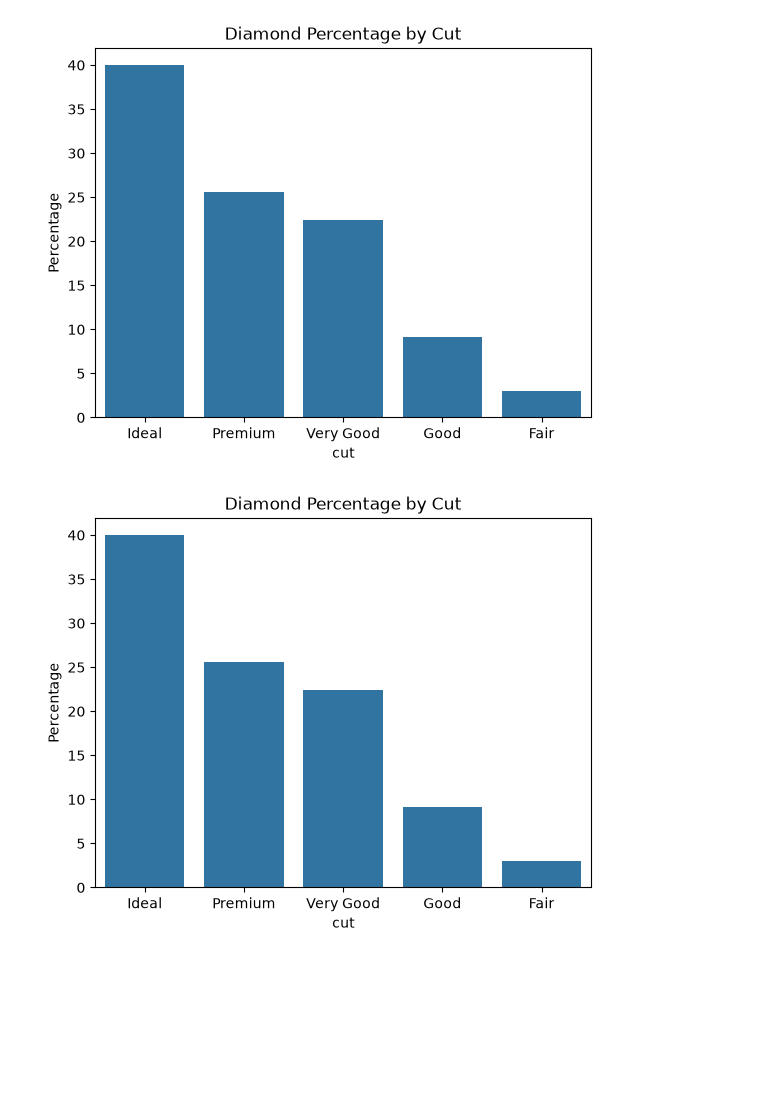
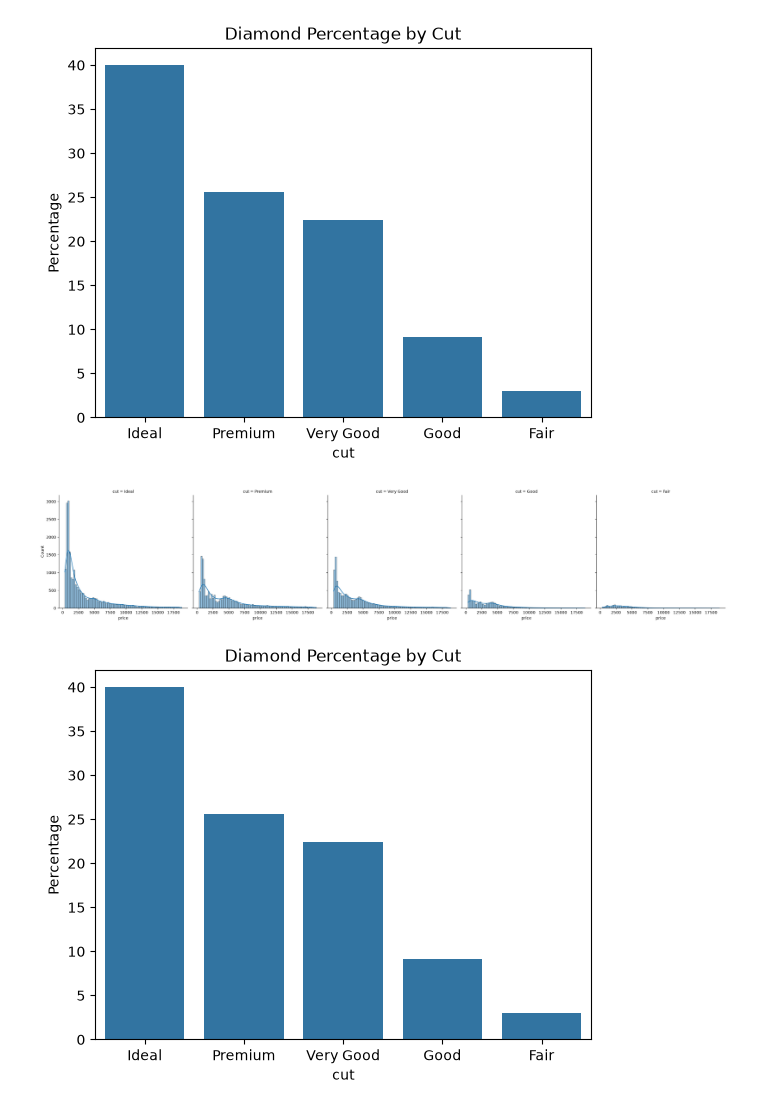
Before and after one commit to Akash-paswan/Seaborn-practice-questions-, a Jupyter notebook: diamond dataset/daimond.ipynb, the cells around one changed output. Saved outputs shown, nothing was run; the diff lists cells and outputs as text; code cells hidden in the pictures; blank space fills up the shorter version.

```diff
--- a/diamond dataset/daimond.ipynb
+++ b/diamond dataset/daimond.ipynb
@@ -100,6 +100,16 @@ plt.title("Diamond Percentage by Cut")
 plt.show()
 # %% [output]
 [figure]
+# %%
+sns.displot(
+    data=diamonds,
+    x="price",
+    col="cut",
+    kde=True
+)
+plt.show()
+# %% [output]
+[figure, added]
 # %%
 cut_count = diamonds["cut"].value_counts(normalize=True) * 100
 
```
Also changed, not shown: parts of 2 cells of this notebook.
